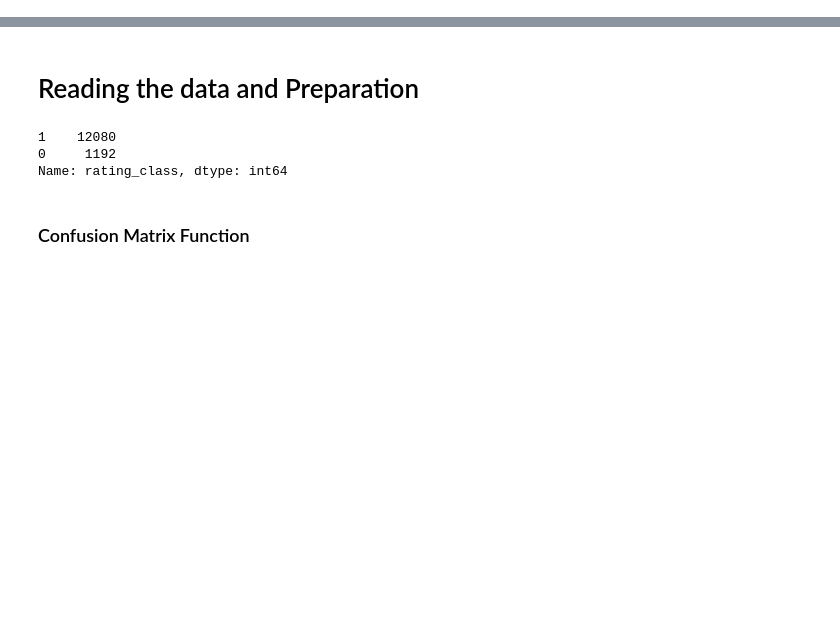
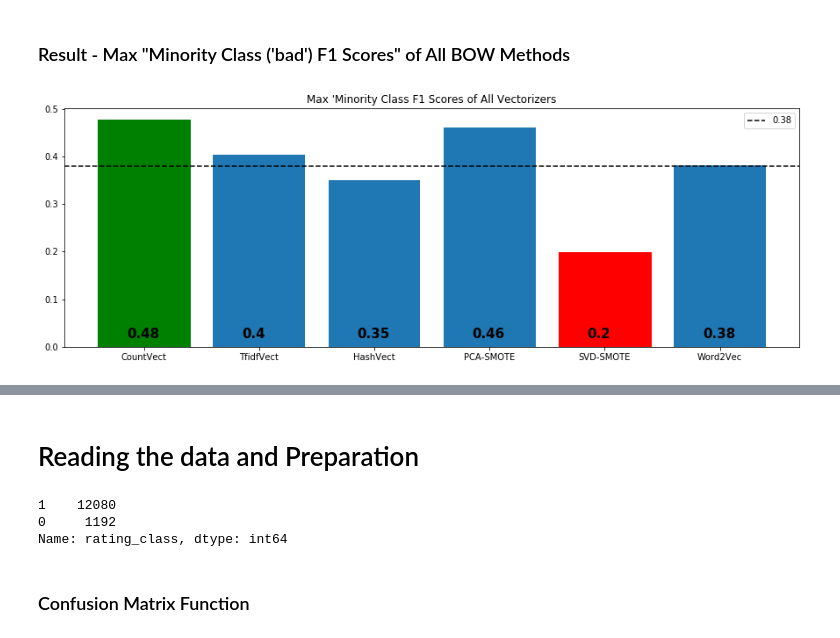
Before and after one commit to huseyin01/capstone_projects, a Jupyter notebook: capstone_project_2/03_modeling_with_machine_learning.ipynb, the cells around one changed output, grey strips where cells are left out. Drawn from its saved outputs; the diff is of its cells as text; code cells hidden in the pictures; blank space fills up the shorter version.

```diff
--- a/capstone_project_2/03_modeling_with_machine_learning.ipynb
+++ b/capstone_project_2/03_modeling_with_machine_learning.ipynb
@@ -57,0 +94,6 @@ warnings.filterwarnings('ignore')
+# %% [markdown]
+### Result - Max "Minority Class ('bad') F1 Scores" of All BOW Methods
+# %%
+f1_score_bar_plot2(df=df_bad, column='vectorizer', title="Max 'Minority Class F1 Scores of All Vectorizers")
+# %% [output]
+[figure, added]
```
Also changed, not shown: parts of 64 cells of this notebook, 2 other files.
